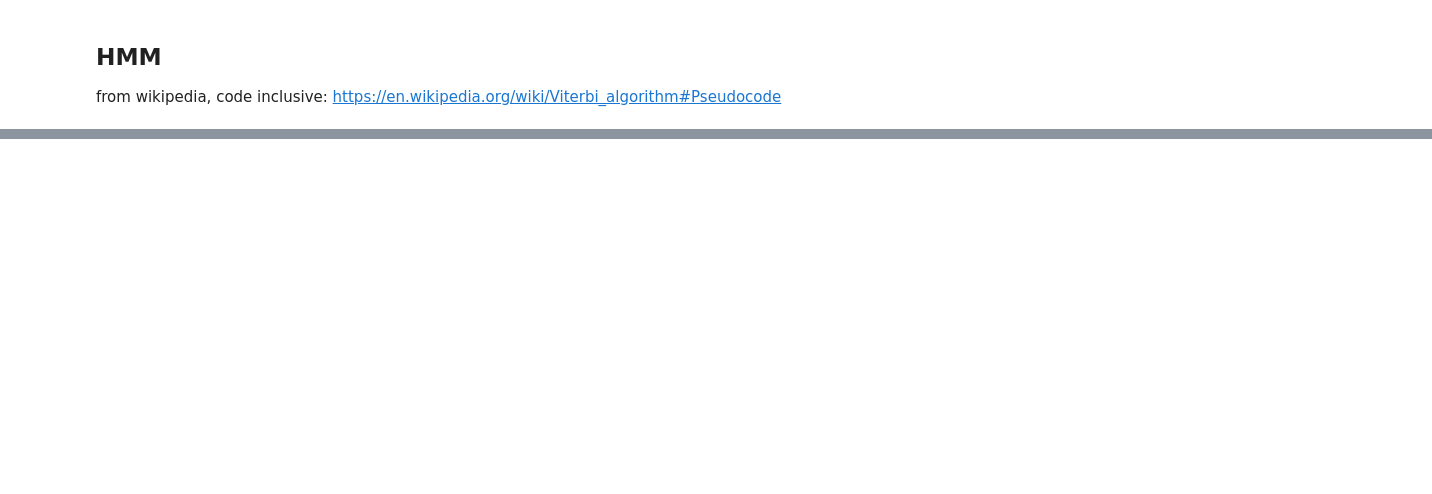
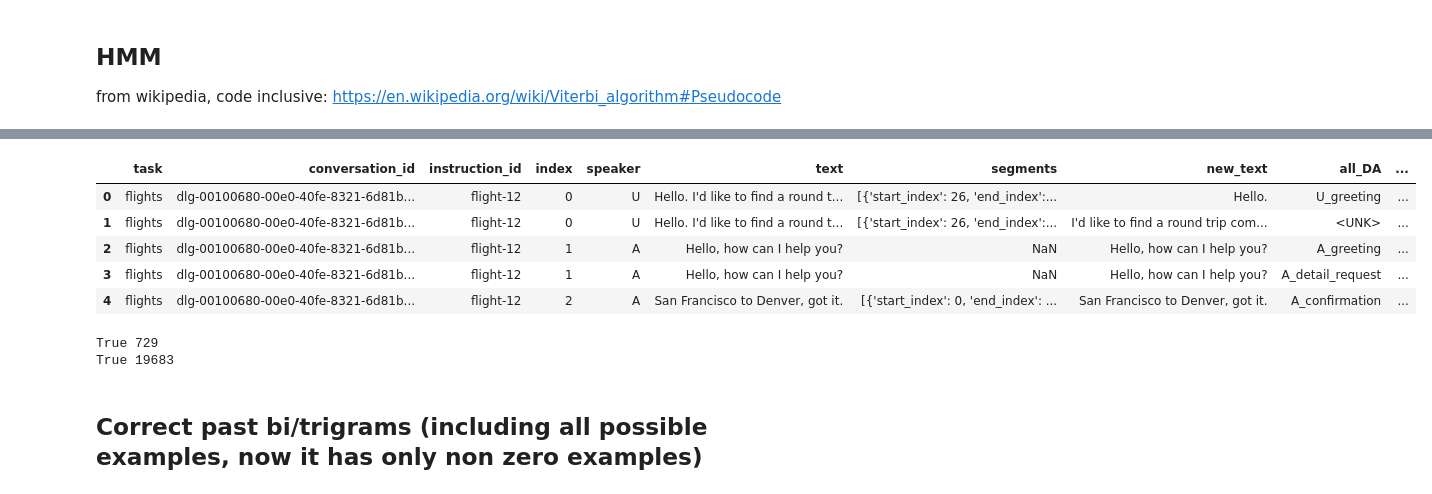
Before and after one commit to guedesbruna/NLP_Automatic_dialog_extraction, a Jupyter notebook: Baseline model.ipynb, the cells around one changed output, grey strips where cells are left out. Cells and saved outputs as stored; diff of their text form; code cells hidden in the pictures; blank space fills up the shorter version.

```diff
--- a/Baseline model.ipynb
+++ b/Baseline model.ipynb
@@ -1068,0 +1037,75 @@ This latter part may be a bit tricky – in essence you want to follow different
+# %%
+# unique da counting special symbols
+da_u = [] #uni.keys()
+[da_u.append(k) for k in uni.keys()]
+
+#create shifted DA for future bigram
+df['shifted_DA_bi'] = df['all_DA'].shift(-1)
+
+#create shifted DA for future trigram
+df['shifted_DA_tri'] = df['all_DA'].shift(-2)
+df.head()
+# %% [output]
+|  | task | conversation_id | instruction_id | index | speaker | text | segments | new_text | all_DA | ... |
+| 0 | flights | dlg-00100680-00e0-40fe-8321-6d81b... | flight-12 | 0 | U | Hello. I'd like to find a round t... | [{'start_index': 26, 'end_index':... | Hello. | U_greeting | ... |
+| 1 | flights | dlg-00100680-00e0-40fe-8321-6d81b... | flight-12 | 0 | U | Hello. I'd like to find a round t... | [{'start_index': 26, 'end_index':... | I'd like to find a round trip com... | <UNK> | ... |
+| 2 | flights | dlg-00100680-00e0-40fe-8321-6d81b... | flight-12 | 1 | A | Hello, how can I help you? | NaN | Hello, how can I help you? | A_greeting | ... |
+| 3 | flights | dlg-00100680-00e0-40fe-8321-6d81b... | flight-12 | 1 | A | Hello, how can I help you? | NaN | Hello, how can I help you? | A_detail_request | ... |
+| 4 | flights | dlg-00100680-00e0-40fe-8321-6d81b... | flight-12 | 2 | A | San Francisco to Denver, got it. | [{'start_index': 0, 'end_index': ... | San Francisco to Denver, got it. | A_confirmation | ... |
+# %%
+#count occurrences of each DA
+
+df = df.reset_index(drop=True)
+count_DA = df['all_DA'].value_counts().reset_index(name='Counts')
+count_DA.iloc[0, 0]
+count_da = {}
+for e in range(len(count_DA)):
+    count_da[count_DA.iloc[e, 0]] = count_DA.iloc[e, 1]
+
+count_da
+
+#create list of all possible unique bigrams and trigrams. order matters
+
+da_tuples = []
+
+for fir in range(len(da_u)):
+    for sec in range(len(da_u)):
+        da_tuples.append((da_u[fir], da_u[sec]))
+
+
+da_triples = []
+
+for fir in range(len(da_u)):
+    for sec in range(len(da_u)):
+        for thir in range(len(da_u)):
+            da_triples.append((da_u[fir],da_u[sec], da_u[thir]))
+
+
+#sanity check bi and tri
+print(len(da_tuples) == len(da_u)*len(da_u), len(da_tuples))
+print(len(da_triples) == len(da_u)**3, len(da_triples))
+
+
+
+#count occurrences for bigrams
+bi_next = {}
+
+for row in range(len(df)-1):
+    k = (df['all_DA'][row], df['shifted_DA_bi'][row])
+    bi_next[k] = bi_next[k] + 1 if k in bi_next else 1
+
+bi_next
+
+#count occurrences for trigrams
+tri_next = {}
+
+for row in range(len(df)-1):
+    k = (df['all_DA'][row], df['shifted_DA_bi'][row], df['shifted_DA_tri'][row])
+    tri_next[k] = tri_next[k] + 1 if k in tri_next else 1
+
+# tri_next
+# %% [output]
+True 729
+True 19683
+# %% [markdown]
+## Correct past bi/trigrams (including all possible examples, now it has only non zero examples)
```
Also changed, not shown: parts of 49 cells of this notebook.
